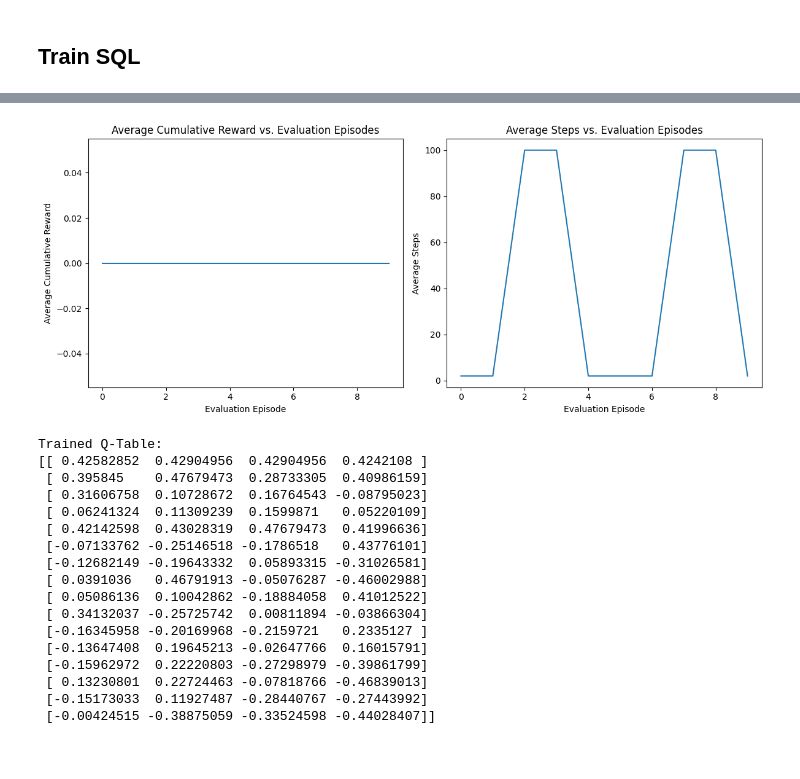
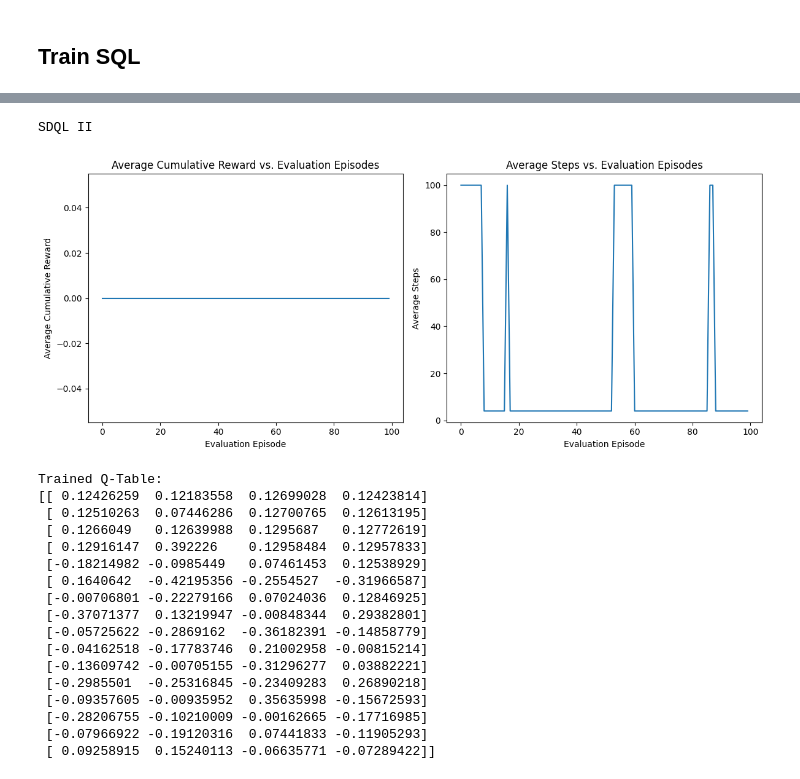
Before and after one commit to mahtabbm/RL_playground, a Jupyter notebook: frozenlake_variants.ipynb, the cells around one changed output, grey strips where cells are left out. Saved outputs shown, nothing was run; the diff lists cells and outputs as text; code cells hidden in the pictures.

```diff
--- a/frozenlake_variants.ipynb
+++ b/frozenlake_variants.ipynb
@@ -413,6 +417,7 @@ Double Q-learning training completed.
 # %%
 # Train the agent using Speedy Q Learning
-q_table, rewards, lengths = asynchronous_speedy_q_learning(env, total_time_steps=2000, eval_episodes=200, eval_every=200)
+print("SQL-10000steps")
+q_table, rewards, lengths = asynchronous_speedy_q_learning(env, total_time_steps=900, eval_episodes=10, eval_every=10)
 _plot_evaluation(rewards, lengths)
 # # visualize_frozen_lake(q_table)
 print("Trained Q-Table:")
@@ -452,7 +461,7 @@ def epsilon_greedy_policy(Q, state, epsilon):
         return np.argmax(Q[state])
 
 def asynchronous_speedy_double_q_learningI(
-        env, alpha=0.1, epsilon=1.0, gamma=0.99, total_time_steps=10000,
+        env, alpha=0.1, epsilon=0.5, gamma=0.99, total_time_steps=10000,
         eval_every: int = 100,
         eval_episodes: int = 10
 ):
@@ -511,7 +520,8 @@ def asynchronous_speedy_double_q_learningI(
     return Q_k, rewards, lengths
 # %%
 # Train the agent using Speedy Double Q Learning I
-q_table, rewards, lengths = asynchronous_speedy_double_q_learningI(env, total_time_steps=2000, eval_episodes=200, eval_every=200)
+print("SDQL I")
+q_table, rewards, lengths = asynchronous_speedy_double_q_learningI(env, total_time_steps=10000, eval_episodes=1000, eval_every=1000)
 _plot_evaluation(rewards, lengths)
 # # visualize_frozen_lake(q_table)
 print("Trained Q-Table:")
@@ -606,28 +617,30 @@ def asynchronous_speedy_double_q_learningII(env, alpha=0.05, gamma=0.99, beta=0.
 
     return Q_A, Q_B, rewards, lengths
 # %%
-# Train the agent using Speedy Double Q Learning I
-q_table_a, q_table_b, rewards, lengths = asynchronous_speedy_double_q_learningII(env, episodes=2000, eval_episodes=200, eval_every=200)
+# Train the agent using Speedy Double Q Learning II
+print("SDQL II")
+q_table_a, q_table_b, rewards, lengths = asynchronous_speedy_double_q_learningII(env, episodes=10000, eval_episodes=100, eval_every=100)
 _plot_evaluation(rewards, lengths)
 # # visualize_frozen_lake(q_table)
 print("Trained Q-Table:")
 print(q_table_a)
 # %% [output]
+SDQL II
-[figure, old version]
+[figure, new version]
-Trained Q-Table:
-[[ 0.42582852  0.42904956  0.42904956  0.4242108 ]
- [ 0.395845    0.47679473  0.28733305  0.40986159]
- [ 0.31606758  0.10728672  0.16764543 -0.08795023]
- [ 0.06241324  0.11309239  0.1599871   0.05220109]
- [ 0.42142598  0.43028319  0.47679473  0.41996636]
- [-0.07133762 -0.25146518 -0.1786518   0.43776101]
- [-0.12682149 -0.19643332  0.05893315 -0.31026581]
- [ 0.0391036   0.46791913 -0.05076287 -0.46002988]
- [ 0.05086136  0.10042862 -0.18884058  0.41012522]
- [ 0.34132037 -0.25725742  0.00811894 -0.03866304]
- [-0.16345958 -0.20169968 -0.2159721   0.2335127 ]
- [-0.13647408  0.19645213 -0.02647766  0.16015791]
- [-0.15962972  0.22220803 -0.27298979 -0.39861799]
- [ 0.13230801  0.22724463 -0.07818766 -0.46839013]
- [-0.15173033  0.11927487 -0.28440767 -0.27443992]
- [-0.00424515 -0.38875059 -0.33524598 -0.44028407]]
+Trained Q-Table:
+[[ 0.12426259  0.12183558  0.12699028  0.12423814]
+ [ 0.12510263  0.07446286  0.12700765  0.12613195]
+ [ 0.1266049   0.12639988  0.1295687   0.12772619]
+ [ 0.12916147  0.392226    0.12958484  0.12957833]
+ [-0.18214982 -0.0985449   0.07461453  0.12538929]
+ [ 0.1640642  -0.42195356 -0.2554527  -0.31966587]
+ [-0.00706801 -0.22279166  0.07024036  0.12846925]
+ [-0.37071377  0.13219947 -0.00848344  0.29382801]
+ [-0.05725622 -0.2869162  -0.36182391 -0.14858779]
+ [-0.04162518 -0.17783746  0.21002958 -0.00815214]
+ [-0.13609742 -0.00705155 -0.31296277  0.03882221]
+ [-0.2985501  -0.25316845 -0.23409283  0.26890218]
+ [-0.09357605 -0.00935952  0.35635998 -0.15672593]
+ [-0.28206755 -0.10210009 -0.00162665 -0.17716985]
+ [-0.07966922 -0.19120316  0.07441833 -0.11905293]
+ [ 0.09258915  0.15240113 -0.06635771 -0.07289422]]
```
Also changed, not shown: parts of 14 cells of this notebook, 1 other file.
